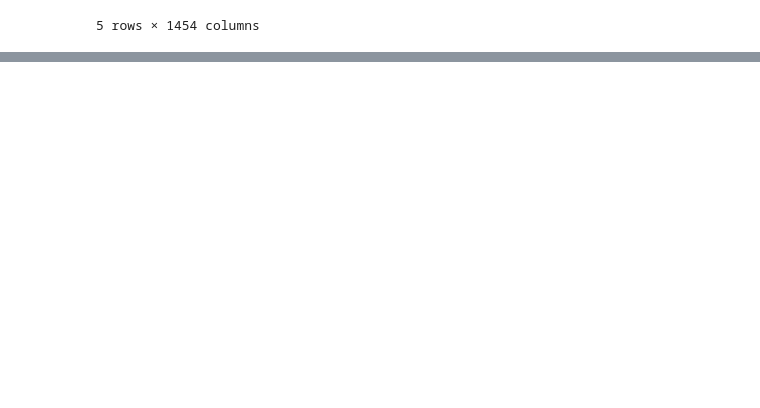
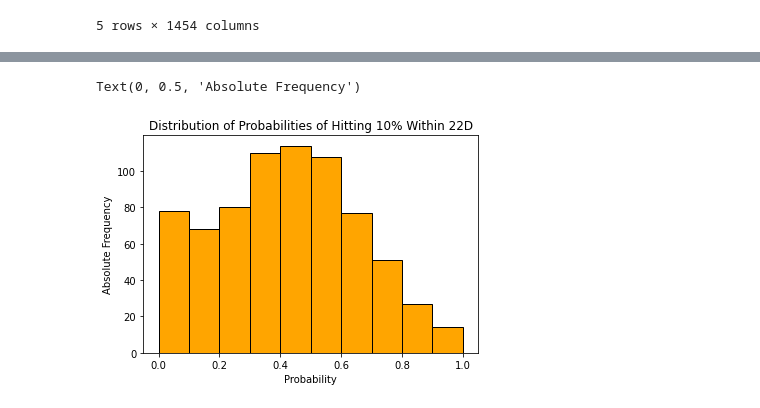
Before and after one commit to yh2n/financial-analysis-v2, a Jupyter notebook: notebooks/building_blocks.ipynb, the cells around one changed output, grey strips where cells are left out. Saved outputs shown, nothing was run; the diff lists cells and outputs as text; code cells hidden in the pictures; blank space fills up the shorter version.

```diff
--- a/notebooks/building_blocks.ipynb
+++ b/notebooks/building_blocks.ipynb
@@ -124,0 +145,16 @@ res
+# %%
+# calc highest price in rolling window
+roll_hi = prices_hi.rolling(window_size).max()
+roll_hi_shifted = roll_hi.shift(-window_size)
+# calc highest return in rolling window
+roll_rtn_adhi_shifted = (roll_hi_shifted / prices_ad - 1).loc[backtest_start:].dropna(how='all')
+
+res2 = calc_hit_rate(roll_rtn_adhi_shifted, thld_rtn)
+
+res2 = res2[['hit_rate', 'n_trades']].rename(columns={
+    'hit_rate': ''.join(['% Probability of Price = Close+',
+                         format(thld_rtn*100, '.0f'),
+                         '%, Within Close+', str(window_size), 'D From Trade']),
+    'n_trades': 'N_Trades'
+})
+res2
@@ -124,0 +182,9 @@ res
+# %%
+
+plt.title('Distribution of Probabilities of Hitting 10% Within 22D')
+plt.hist(res2.iloc[:, 0], bins=10, color='orange', edgecolor='black')
+plt.xlabel('Probability')
+plt.ylabel('Absolute Frequency')
+# %% [output]
+Text(0, 0.5, 'Absolute Frequency')
+[figure, added]
```
Also changed, not shown: parts of 13 cells of this notebook, 1 other file.
